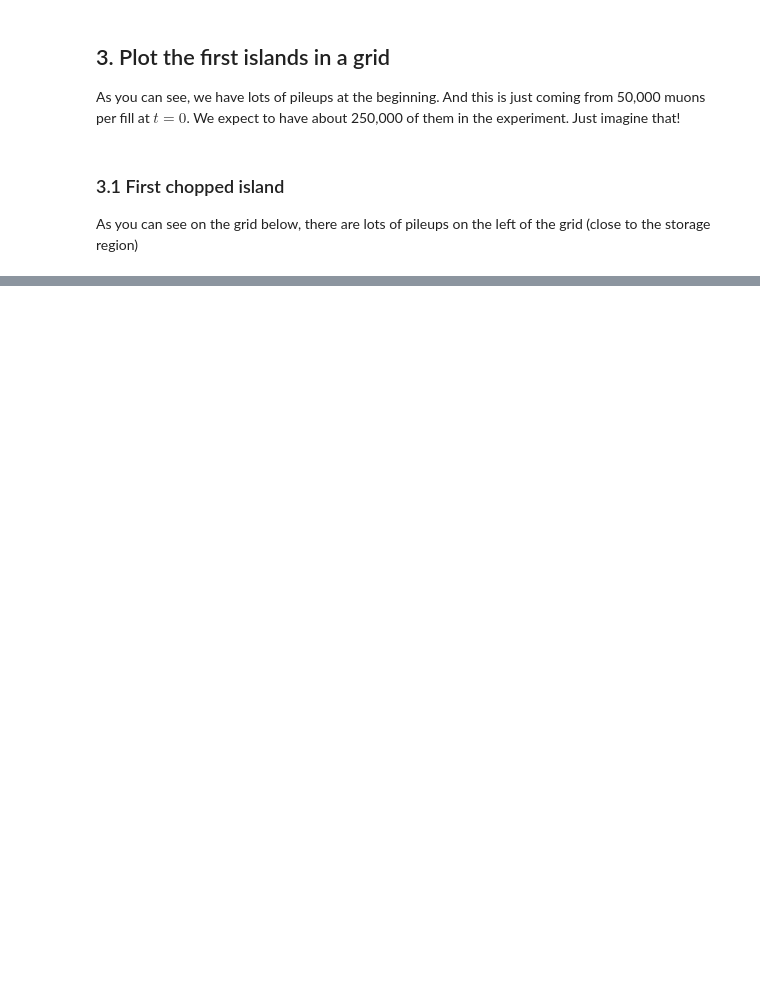
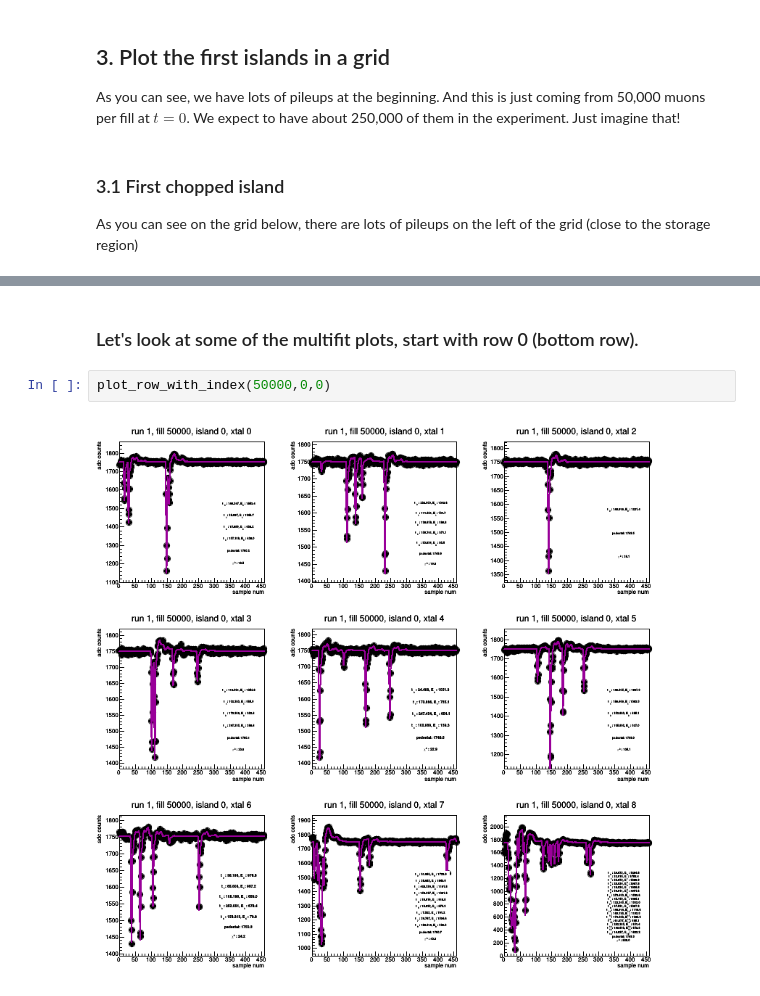
Before and after one commit to kimsiang/MuonG2, a Jupyter notebook: injection/InjectionGunFitDisplay_50000muons.ipynb, the cells around one changed output, grey strips where cells are left out. Saved outputs shown, nothing was run; the diff lists cells and outputs as text; blank space fills up the shorter version.

```diff
--- a/injection/InjectionGunFitDisplay_50000muons.ipynb
+++ b/injection/InjectionGunFitDisplay_50000muons.ipynb
@@ -139,0 +162,6 @@ As you can see on the grid below, there are lots of pileups on the left of the g
+# %% [markdown]
+### Let's look at some of the multifit plots, start with row 0 (bottom row).
+# %%
+plot_row_with_index(50000,0,0)
+# %% [output]
+[figure, added]
```
Also changed, not shown: parts of 18 cells of this notebook.
